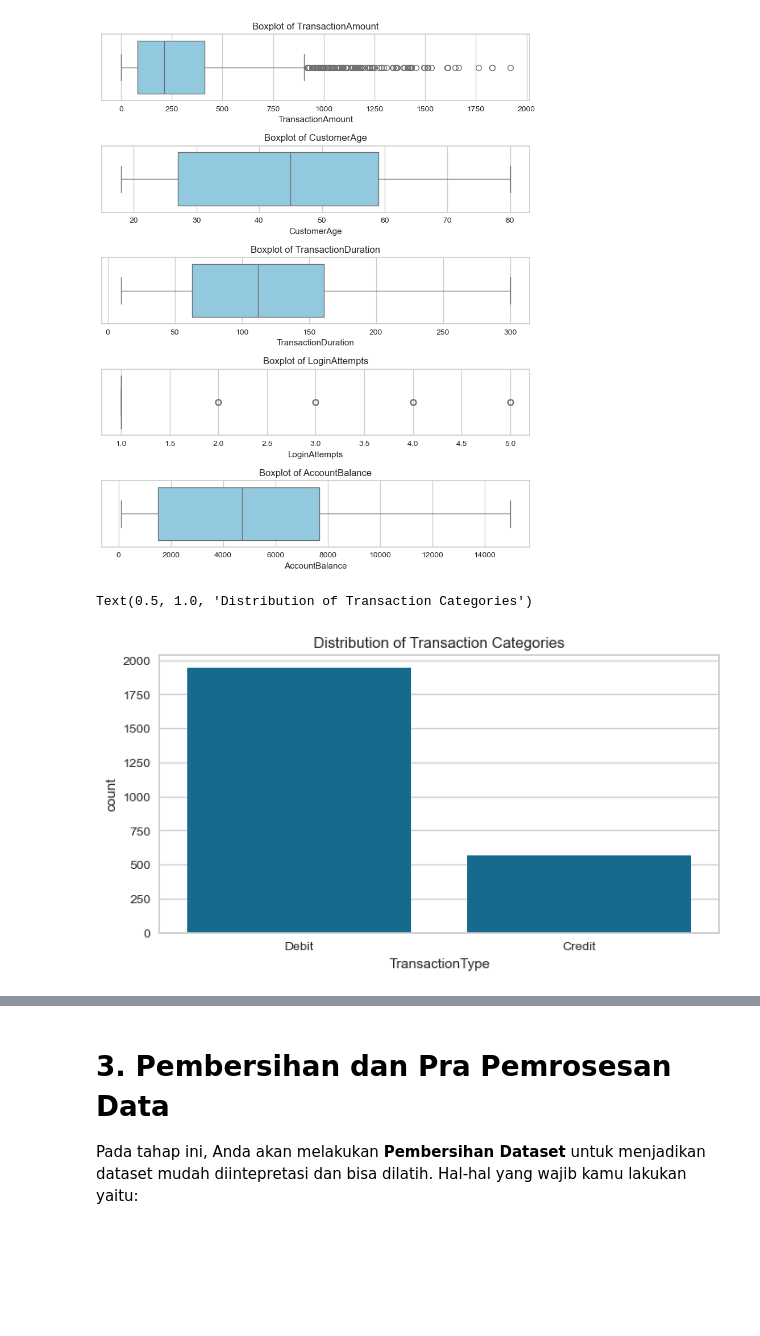
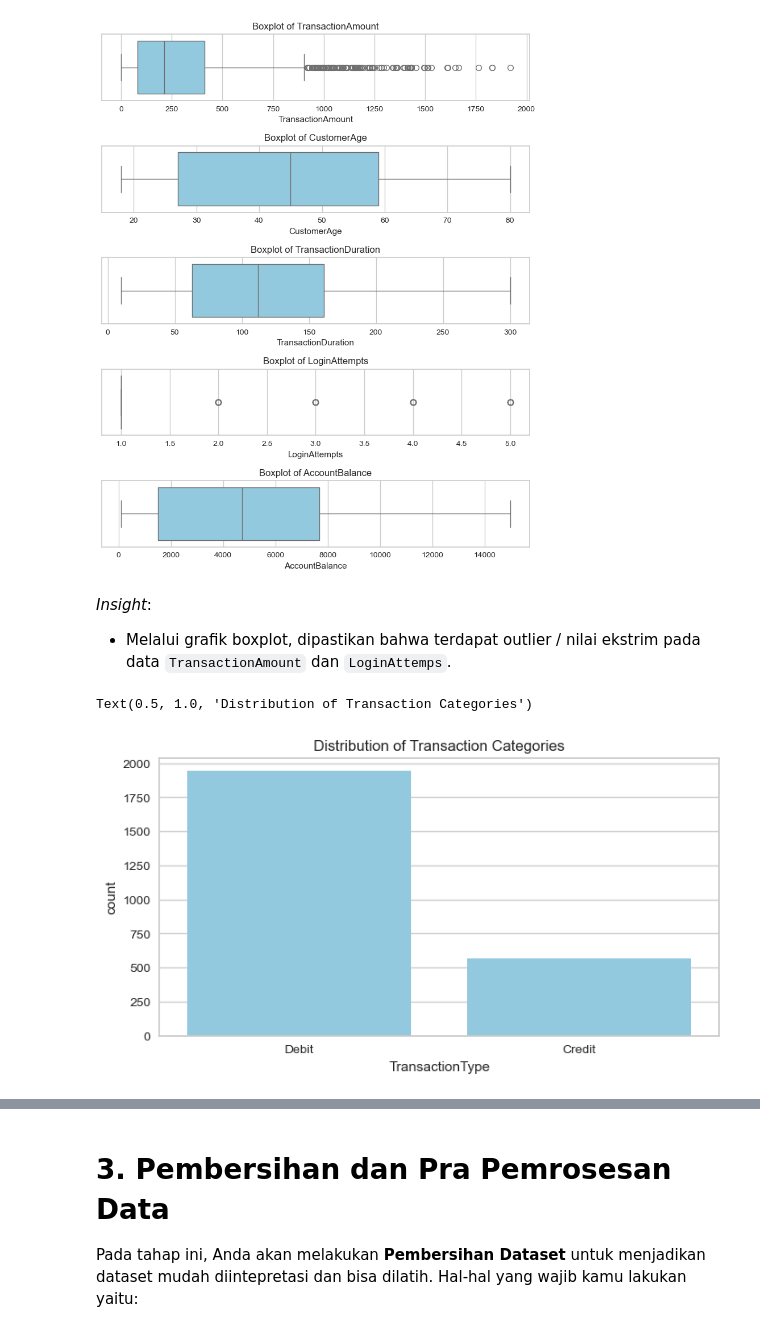
Before and after one commit to Sulbae/ML-Supervised-Unsupervised, a Jupyter notebook: [Clustering]_Submission_Akhir_BMLP_Anggun-Sulis-Setyawan.ipynb, the cells around one changed output, grey strips where cells are left out. Cells and saved outputs as stored; diff of their text form; code cells hidden in the pictures; blank space fills up the shorter version.

```diff
--- a/[Clustering]_Submission_Akhir_BMLP_Anggun-Sulis-Setyawan.ipynb
+++ b/[Clustering]_Submission_Akhir_BMLP_Anggun-Sulis-Setyawan.ipynb
@@ -180,11 +180,14 @@ plt.tight_layout()
 plt.show()
 # %% [output]
 [figure]
+# %% [markdown]
+_Insight_:
+* Melalui grafik boxplot, dipastikan bahwa terdapat outlier / nilai ekstrim pada data `TransactionAmount` dan `LoginAttemps`.
 # %%
 # Visualisasi Data TransactionType
 plt.figure(figsize=(8, 4))
-sns.countplot(data=df, x='TransactionType')
+sns.countplot(data=df, x='TransactionType', color='skyblue')
 plt.title('Distribution of Transaction Categories')
 # %% [output]
 Text(0.5, 1.0, 'Distribution of Transaction Categories')
-[figure, old version]
+[figure, new version]
```
Also changed, not shown: parts of 2 cells of this notebook.
